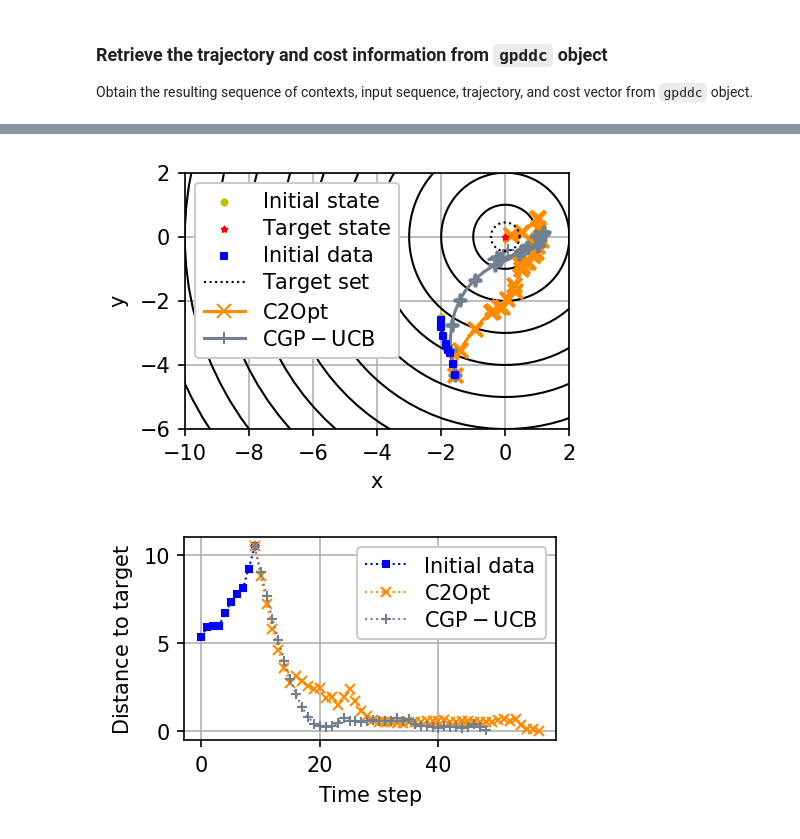
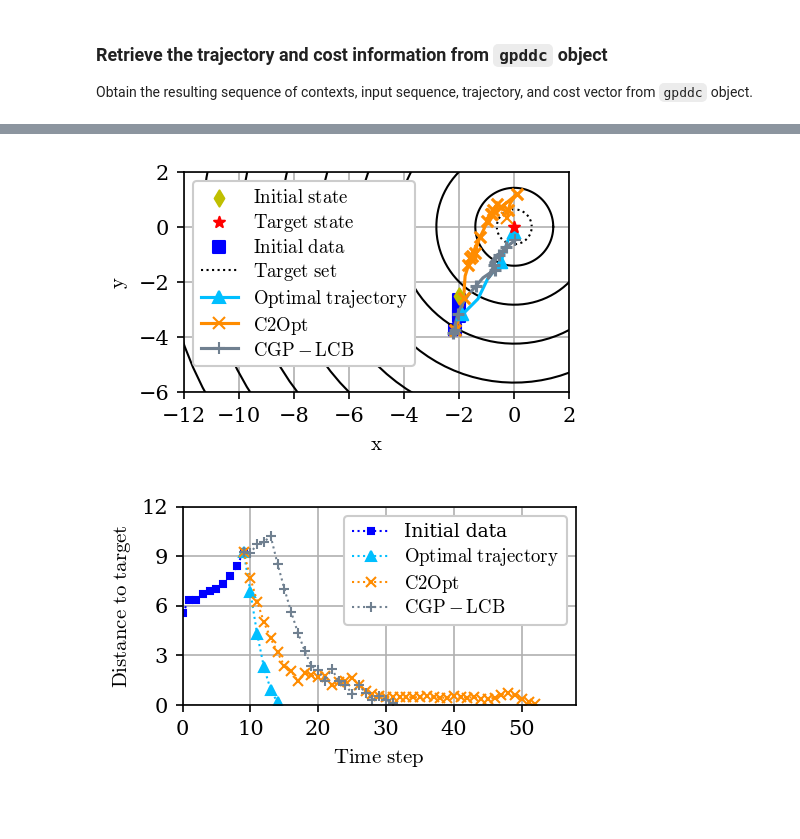
Before and after one commit to abyvinod/ACC2020_C2Opt, a Jupyter notebook: C2Opt.ipynb, the cells around one changed output, grey strips where cells are left out. Saved outputs shown, nothing was run; the diff lists cells and outputs as text; code cells hidden in the pictures; blank space fills up the shorter version.

```diff
--- a/C2Opt.ipynb
+++ b/C2Opt.ipynb
@@ -149,7 +149,7 @@ We define the **context** for this problem as the position in $\mathrm{xy}$ coor
 target_position = np.zeros((2,))
 
 # Terminate the sequential control if cost is below this threshold
-cost_thresh = 1e-1
+cost_thresh = 2e-1
 
 def compute_cost(next_state_mat):
     """
@@ -362 +414,8 @@ c2opt_cost_vec = smddc.contextual_optimizer.objective.fun
+# %%
+# Retrieve the optimal trajectory
+opt_traj_vec = trueddc.trajectory
+# Add to the trajectory the last state that caused the exit condition to be true
+opt_traj_vec = np.vstack((opt_traj_vec, one_step_dyn(opt_traj_vec[-1,:], trueddc.input_seq[-1,:])))
+# Retrieve the cost vector achieved by C2Opt
+opt_cost_vec = trueddc.cost_val_vec
 # %% [markdown]
@@ -364,13 +423,13 @@ c2opt_cost_vec = smddc.contextual_optimizer.objective.fun
 
 We utilize Bayesian optimization to optimize the unknown one-step cost function $C$, and achieve near-optimal, one-step, data-driven control.
 # %%
-# See the module MyopicDataDrivenControlContextGP for more details on how CGP-UCB
+# See the module MyopicDataDrivenControlContextGP for more details on how CGP-LCB
 # provided in GPyOpt was utilized for myopic data-driven control
 from MyopicDataDrivenControlContextGP import MyopicDataDrivenControlContextGP
 
-acquistion_type = 'EI'
+acquistion_type = 'LCB'
 
-# Training data packaged for CGP-UCB
+# Training data packaged for CGP-LCB
 training_data = {'trajectory': rand_init_traj_vec,
                  'input_seq': rand_init_input_vec,
                  'cost_val': rand_init_cost_val_vec}
@@ -385,7 +444,7 @@ def bo_objective(context_u):
     return np.array(cost_vec)
 
 
-# Provide `gpyopt` all the information available about the problem for CGP-UCB
+# Provide `gpyopt` all the information available about the problem for CGP-LCB
 gpddc = MyopicDataDrivenControlContextGP(training_data,
                                          state_to_context,
                                          context_u_lb,
@@ -404,7 +463,7 @@ ax = draw_initial_plot(xlim_tup, ylim_tup, target_position, cost_thresh,
 res_gpddc = gpddc.solve(max_oracle_calls, ax=ax, draw_plots_at_the_end=True, verbose=True)
 
 # Update the legend
-ax.legend(loc='upper left', ncol=1, prop={'size': 1 * fig_fontsize}, labelspacing=0.25, framealpha=1)
+ax.legend(loc='upper left', ncol=1, prop={'size': fig_fontsize_legend}, labelspacing=0.25, framealpha=1)
 plt.tight_layout()
 plt.show()
 # %% [output]
@@ -449,69 +510,76 @@ We notice that `CGP-UCB` typically reaches the target faster than `C2Opt`.
 # %%
-skip_marker = 2
-
+# skip_marker and traj_markersize are defined in auxillary_function module
 # Draw all the trajectories
 ax = draw_initial_plot(xlim_tup, ylim_tup, target_position, cost_thresh,
                        initial_state, rand_init_traj_vec)
+# True optimal trajectory (first plot interpolates the points, then scatter plot provides the precise
+# locations, and finally the last plot provides the legend)
+plt.plot(opt_traj_vec[n_data_max:, 0], opt_traj_vec[n_data_max:, 1], color=trueddc.marker_color)
+plt.scatter(opt_traj_vec[n_data_max::skip_marker, 0], opt_traj_vec[n_data_max::skip_marker, 1],
+            traj_markersize, color=trueddc.marker_color, marker=trueddc.marker_type,
+            zorder=trueddc.zorder)
+ax.plot(opt_traj_vec[-1:, 0], opt_traj_vec[-1:, 1],'-' + trueddc.marker_type,
+        ms = np.sqrt(traj_markersize), color=trueddc.marker_color, label=trueddc.marker_label)
 # C2Opt (first plot interpolates the points, then scatter plot provides the precise locations, and
 # finally the last plot provides the legend)
 plt.plot(c2opt_traj_vec[n_data_max:, 0], c2opt_traj_vec[n_data_max:, 1], color=smddc.marker_color)
-for iter_count in range(c2opt_traj_vec.shape[0] - n_data_max):
-    plt.scatter(c2opt_traj_vec[n_data_max::skip_marker, 0], c2opt_traj_vec[n_data_max::skip_marker, 1],
-                iter_count, color=smddc.marker_color, marker=smddc.marker_type,
-                zorder=smddc.zorder)
-ax.plot(c2opt_traj_vec[-2:, 0], c2opt_traj_vec[-2:, 1],'-' + smddc.marker_type,
-        ms = np.sqrt(iter_count-1), color=smddc.marker_color, label=smddc.marker_label)
-
+plt.scatter(c2opt_traj_vec[n_data_max::skip_marker, 0], c2opt_traj_vec[n_data_max::skip_marker, 1],
+            traj_markersize, color=smddc.marker_color, marker=smddc.marker_type,
+            zorder=smddc.zorder)
+ax.plot(c2opt_traj_vec[-1:, 0], c2opt_traj_vec[-1:, 1],'-' + smddc.marker_type,
+        ms = np.sqrt(traj_markersize), color=smddc.marker_color, label=smddc.marker_label)
 # GPyOpt (first plot interpolates the points, then scatter plot provides the precise locations, and
 # finally the last plot provides the legend)
 plt.plot(gpyopt_traj_vec[n_data_max:, 0], gpyopt_traj_vec[n_data_max:, 1], color=gpddc.marker_color)
-for iter_count in range(gpyopt_traj_vec.shape[0] - n_data_max):
-    plt.scatter(gpyopt_traj_vec[n_data_max::skip_marker, 0], gpyopt_traj_vec[n_data_max::skip_marker, 1],
-                iter_count, color=gpddc.marker_color, marker=gpddc.marker_type,
-                zorder=gpddc.zorder)
-ax.plot(gpyopt_traj_vec[-2:, 0], gpyopt_traj_vec[-2:, 1],'-' + gpddc.marker_type,
-        ms = np.sqrt(iter_count-1), color=gpddc.marker_color, label=gpddc.marker_label)
+plt.scatter(gpyopt_traj_vec[n_data_max::skip_marker, 0], gpyopt_traj_vec[n_data_max::skip_marker, 1],
+            traj_markersize, color=gpddc.marker_color, marker=gpddc.marker_type,
+            zorder=gpddc.zorder)
+ax.plot(gpyopt_traj_vec[-1:, 0], gpyopt_traj_vec[-1:, 1],'-' + gpddc.marker_type,
+        ms = np.sqrt(traj_markersize), color=gpddc.marker_color, label=gpddc.marker_label)
 
 
 # Reorder the legend
 handles, labels = plt.gca().get_legend_handles_labels()
-order = [3,4,5,0,1,2]
+order = [4,5,6,0,1,2,3]
 ax.legend([handles[idx] for idx in order],[labels[idx] for idx in order],
-          loc='upper left', ncol=1, prop={'size': 1 * fig_fontsize}, labelspacing=0.25, framealpha=1)
+          loc='upper left', ncol=1, prop={'size': fig_fontsize_legend}, labelspacing=0.25, framealpha=1)
 plt.tight_layout()
 plt.savefig('Trajectory.svg', transparent=True)
 
 # Draw the cost functions
 cost_linewidth = 1
 cost_markersize = 5
 fig = plt.figure(figsize=(fig_width, fig_height * 3/4), dpi=fig_dpi)
 ax = fig.gca()
 plt.plot(rand_init_cost_val_vec, marker = 's', linestyle = ':', linewidth=cost_linewidth,
          ms = cost_markersize * 2/3, color='b', label='Initial data')
+# Optimal trajectory
+plt.plot(range(n_data_max-1, len(opt_cost_vec)), opt_cost_vec[n_data_max-1:], marker = trueddc.marker_type,
+         linestyle = ':', linewidth=cost_linewidth, ms = cost_markersize, color=trueddc.marker_color,
+         label=trueddc.marker_label)
 # C2Opt
 plt.plot(range(n_data_max-1, len(c2opt_cost_vec)), c2opt_cost_vec[n_data_max-1:], marker = smddc.marker_type,
          linestyle = ':', linewidth=cost_linewidth, ms = cost_markersize, color=smddc.marker_color,
          label=smddc.marker_label)
 # GPyOpt
 plt.plot(range(n_data_max-1, len(gpyopt_cost_vec)), gpyopt_cost_vec[n_data_max-1:], marker = gpddc.marker_type,
          linestyle = ':', linewidth=cost_linewidth, ms = cost_markersize, color=gpddc.marker_color,
          label=gpddc.marker_label)
-plt.xlabel(r'$\mathrm{Time\ step} $', fontsize = 1 * fig_fontsize)
-plt.ylabel(r'$\mathrm{Distance\ to\ target}$', fontsize = 1 * fig_fontsize)
-# max_y = np.round(max([max(true_cost_vec), max(gpyopt_cost_vec), max(sindyc_cost_vec), max(gradlipKG_cost_vec)]))
-# ax.set_ylim([0, max_y])
-# ax.set_xlim([0, max([len(true_cost_vec), len(gpyopt_cost_vec), len(sindyc_cost_vec), len(gradlipKG_cost_vec)])
-#                 + 5])
-# plt.yticks(np.linspace(0, max_y + np.round(max_y) % 5, 5))
-plt.legend(loc='best', ncol=1, prop={'size': 1 * fig_fontsize}, labelspacing = 0.25, framealpha = 1)
+plt.xlabel(r'$\mathrm{Time\ step} $', fontsize = fig_fontsize)
+plt.ylabel(r'$\mathrm{Distance\ to\ target}$', fontsize = fig_fontsize)
+max_y = np.round(max([max(opt_cost_vec), max(gpyopt_cost_vec), max(c2opt_cost_vec)])) * 1.2
+ax.set_ylim([0, max_y])
+ax.set_xlim([0, max([len(opt_cost_vec), len(gpyopt_cost_vec), len(c2opt_cost_vec)]) + 5])
+plt.yticks(np.linspace(0, max_y, 5))
+plt.legend(loc='best', ncol=1, prop={'size': fig_fontsize_legend}, labelspacing = 0.25, framealpha = 1)
 plt.grid()
 # plt.draw()
 # plt.pause(0.01)
 plt.tight_layout()
 plt.savefig('Cost.svg', transparent=True)
 
 plt.show()
 # %% [output]
-[figure, old version]
+[figure, new version]
-[figure, old version]
+[figure, new version]
 # %% [markdown]
```
Also changed, not shown: parts of 15 cells of this notebook, 5 other files.
